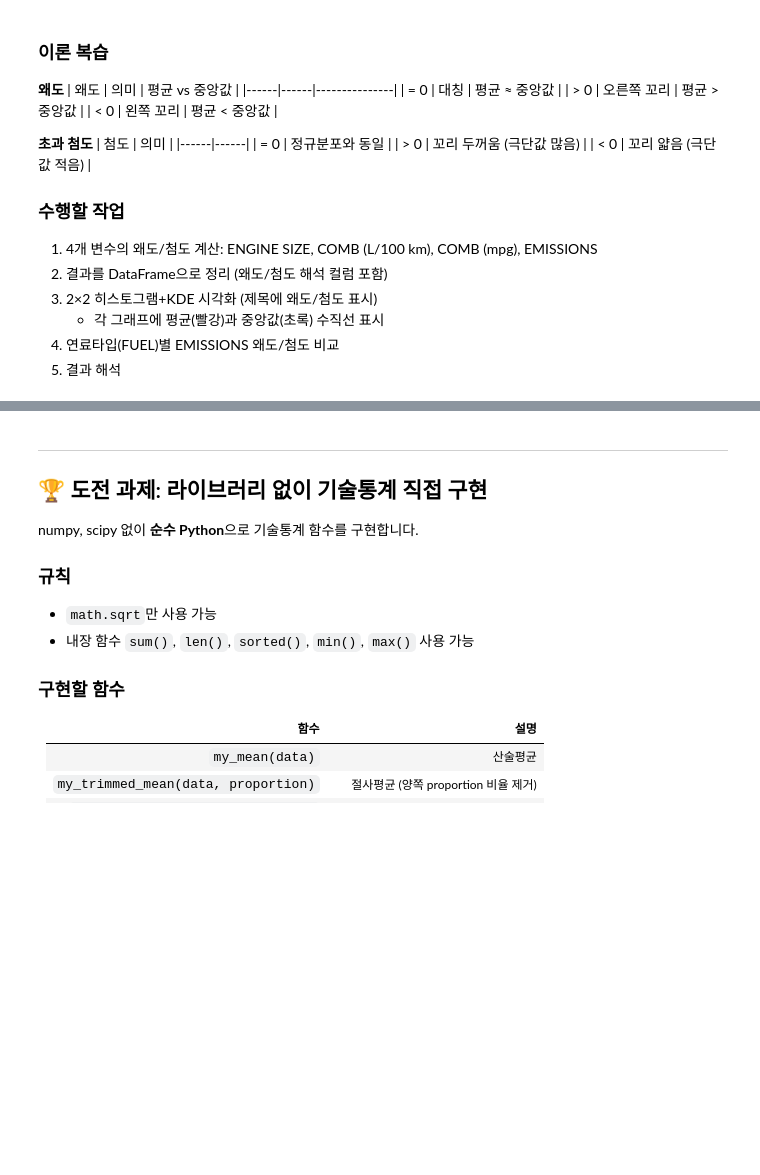
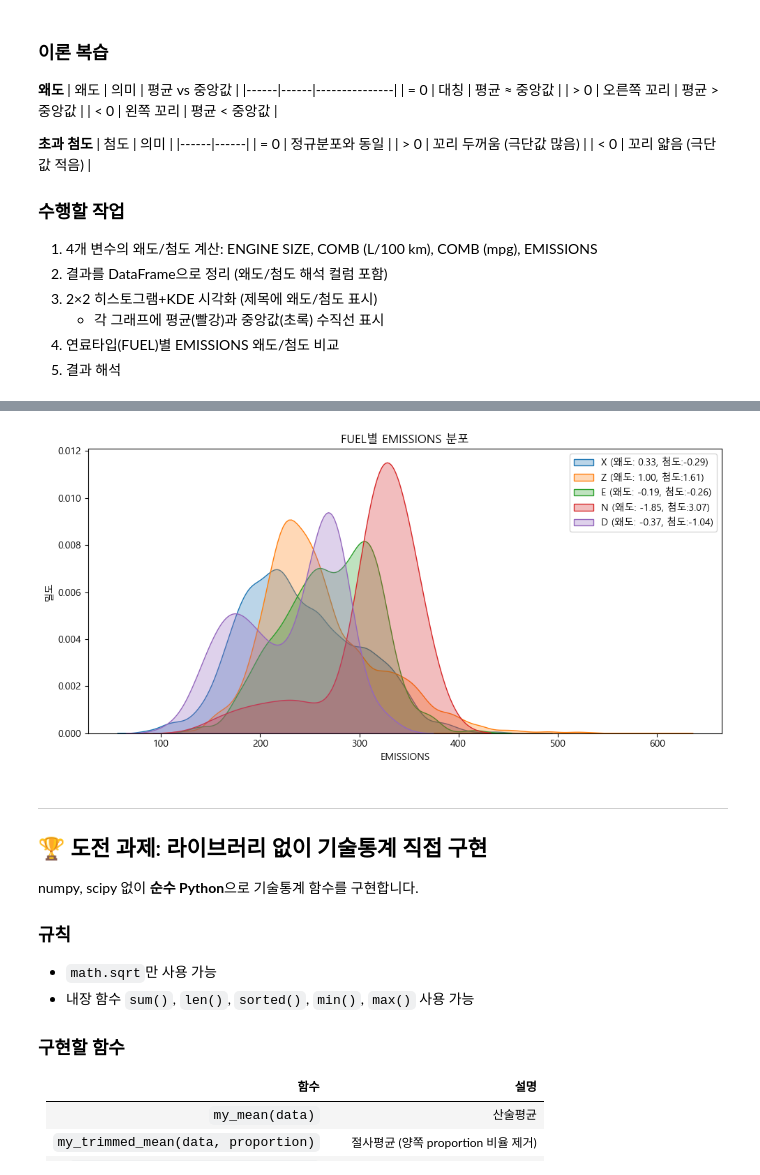
Before and after one commit to sparta-data11-statistics-practice/practice-01-descriptive-statistics-Heesang01, a Jupyter notebook: practice_01_assignment.ipynb, the cells around one changed output, grey strips where cells are left out. Drawn from its saved outputs; the diff is of its cells as text; code cells hidden in the pictures; blank space fills up the shorter version.

```diff
--- a/practice_01_assignment.ipynb
+++ b/practice_01_assignment.ipynb
@@ -488,0 +474,87 @@ numeric_cols = ['ENGINE SIZE', 'COMB (L/100 km)', 'COMB (mpg)', 'EMISSIONS']
+# %%
+numeric_cols = ['ENGINE SIZE', 'COMB (L/100 km)', 'COMB (mpg)', 'EMISSIONS']
+
+# TODO 1: 왜도/첨도 계산
+def cal_skew(data, list):
+    tmp = data[list]
+    return tmp.skew()
+def cal_kurt(data, list):
+    tmp = data[list]
+    return tmp.kurt()
+
+print('왜도')
+display(cal_skew(df, numeric_cols))
+
+print('첨도')
+display(cal_kurt(df, numeric_cols))
+
+# TODO 2: 결과 DataFrame 정리 (왜도/첨도 해석 컬럼 포함)
+def analysis(skew, kurt, tol=0.1):
+    interpretations = []
+    for s, k in zip(skew, kurt):
+        if abs(s) < tol and abs(k) < tol:
+            interpretations.append('정규분포에 가까움(대칭, 꼬리 보통)')
+        elif abs(s) < tol and k > tol:
+            interpretations.append('대칭(평균≈중앙값), 꼬리 두꺼움 → 극단값 많음')
+        elif abs(s) < tol and k < -tol:
+            interpretations.append('대칭(평균≈중앙값), 꼬리 얇음 → 극단값 적음')
+        elif s < -tol and abs(k) < tol:
+            interpretations.append('왼쪽 꼬리(음의 왜도): 평균 < 중앙값')
+        elif s < -tol and k > tol:
+            interpretations.append('왼쪽 꼬리 + 꼬리 두꺼움: 왼쪽 극단값 많음')
+        elif s < -tol and k < -tol:
+            interpretations.append('왼쪽 꼬리 + 꼬리 얇음: 왼쪽 극단값 적음')
+        elif s > tol and abs(k) < tol:
+            interpretations.append('오른쪽 꼬리(양의 왜도): 평균 > 중앙값')
+        elif s > tol and k > tol:
+            interpretations.append('오른쪽 꼬리 + 꼬리 두꺼움: 오른쪽 극단값 많음')
+        else:
+            interpretations.append('오른쪽 꼬리 + 꼬리 얇음: 오른쪽 극단값 적음')
+    return interpretations
+
+sk = cal_skew(df, numeric_cols)
+ku = cal_kurt(df, numeric_cols)
+
+result = pd.DataFrame({
+    "왜도": sk,
+    "첨도": ku,
+    "해석": analysis(sk, ku)
+})
+
+display(result)
+
+
+# TODO 3: 2×2 히스토그램+KDE 시각화 (제목에 왜도/첨도 표시, 평균/중앙값 수직선)
+
+def histplot_kde(data, col1):
+    fig, axes = plt.subplots(2, 2, figsize=(12,7))
+    for i in data[col1].unique():
+        subset = data[data[col1]==i]
+        sns.histplot(subset, kde=True, bins='auto', ax=axes[0,0], color='steelblue', fill=True, alpha=0.3)
+    axes.legend()
+    plt.tight_layout()
+    plt.show()
+
+
+
+
+# 사실 이 문제를 이해하지 못하겠습니다.. 죄송합니다... gg..
+
+# TODO 4: 연료타입(FUEL)별 EMISSIONS 왜도/첨도 비교
+def skewnkurt(data, col, vcol):
+    fig, ax = plt.subplots(figsize=(10,5))
+    for i in data[col].unique():
+        subset = data[data[col]==i][vcol]
+        sns.kdeplot(subset, label=f"{i} (왜도: {subset.skew():.2f}, 첨도:{subset.kurt():.2f})", ax=ax, fill=True, alpha=0.3)
+    ax.set_title(f'{col}별 {vcol} 분포')
+    ax.set_xlabel(f'{vcol}')
+    ax.set_ylabel('밀도')
+    ax.legend()
+
+    plt.tight_layout()
+    plt.show()
+
+skewnkurt(df, 'FUEL', 'EMISSIONS')
+
+# TODO 5: 결과 해석
+# %% [output]
@@ -489,3 +578,4 @@ numeric_cols = ['ENGINE SIZE', 'COMB (L/100 km)', 'COMB (mpg)', 'EMISSIONS']
+[figure, added]
 # %% [markdown]
 ---
 
```
Also changed, not shown: parts of 3 cells of this notebook, 1 other file.
